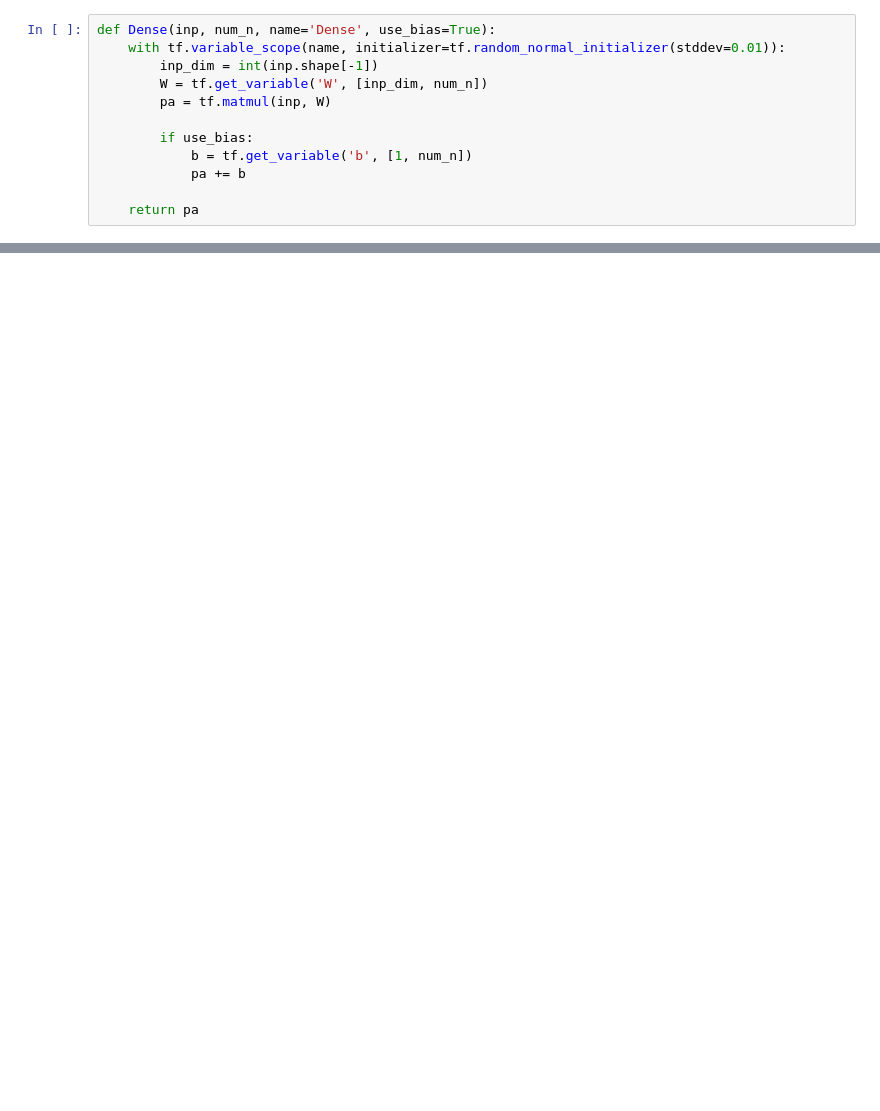
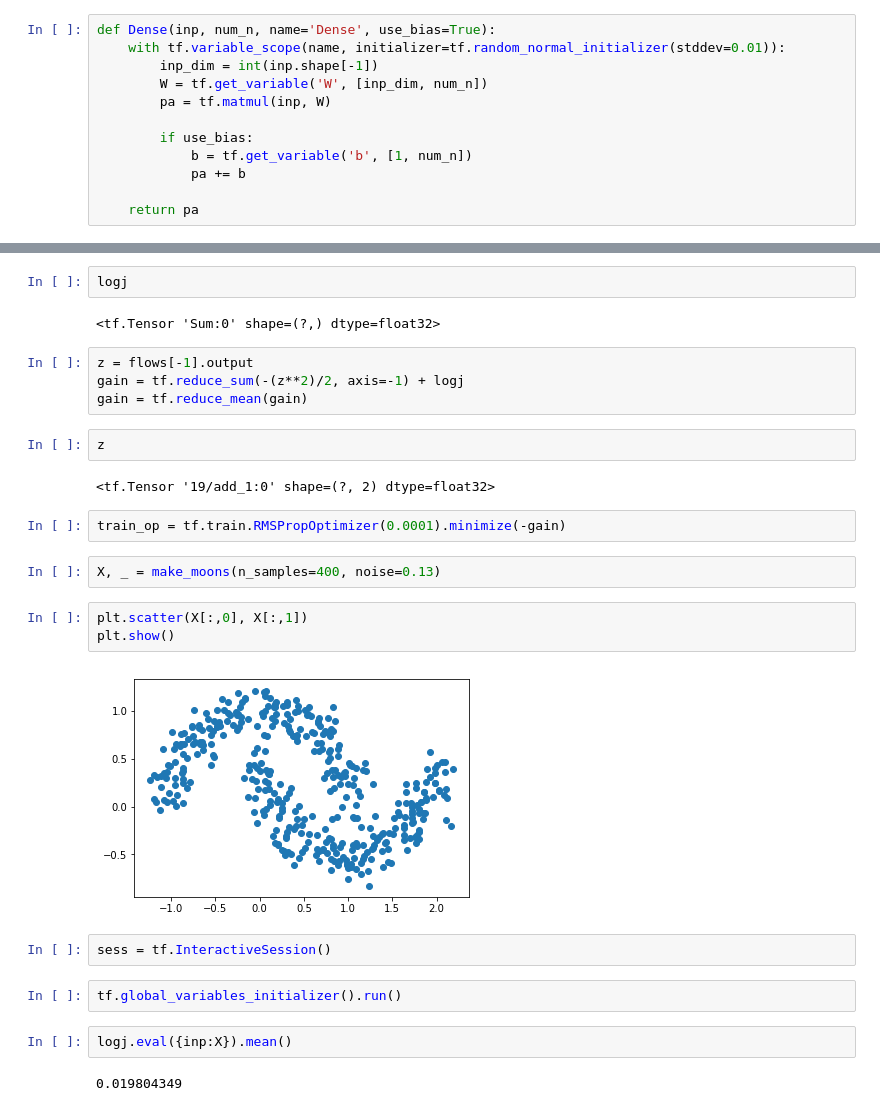
Before and after one commit to npetrenko/real_nvp, a Jupyter notebook: NVP.ipynb, the cells around one changed output, grey strips where cells are left out. Drawn from its saved outputs; the diff is of its cells as text; blank space fills up the shorter version.

```diff
--- a/NVP.ipynb
+++ b/NVP.ipynb
@@ -150,0 +157,29 @@ fl.logj
+# %%
+logj
+# %% [output]
+<tf.Tensor 'Sum:0' shape=(?,) dtype=float32>
+# %%
+z = flows[-1].output
+gain = tf.reduce_sum(-(z**2)/2, axis=-1) + logj
+gain = tf.reduce_mean(gain)
+# %%
+z
+# %% [output]
+<tf.Tensor '19/add_1:0' shape=(?, 2) dtype=float32>
+# %%
+train_op = tf.train.RMSPropOptimizer(0.0001).minimize(-gain)
+# %%
+X, _ = make_moons(n_samples=400, noise=0.13)
+# %%
+plt.scatter(X[:,0], X[:,1])
+plt.show()
+# %% [output]
+[figure, added]
+# %%
+sess = tf.InteractiveSession()
+# %%
+tf.global_variables_initializer().run()
+# %%
+logj.eval({inp:X}).mean()
+# %% [output]
+0.019804349
```
Also changed, not shown: parts of 17 cells of this notebook.
